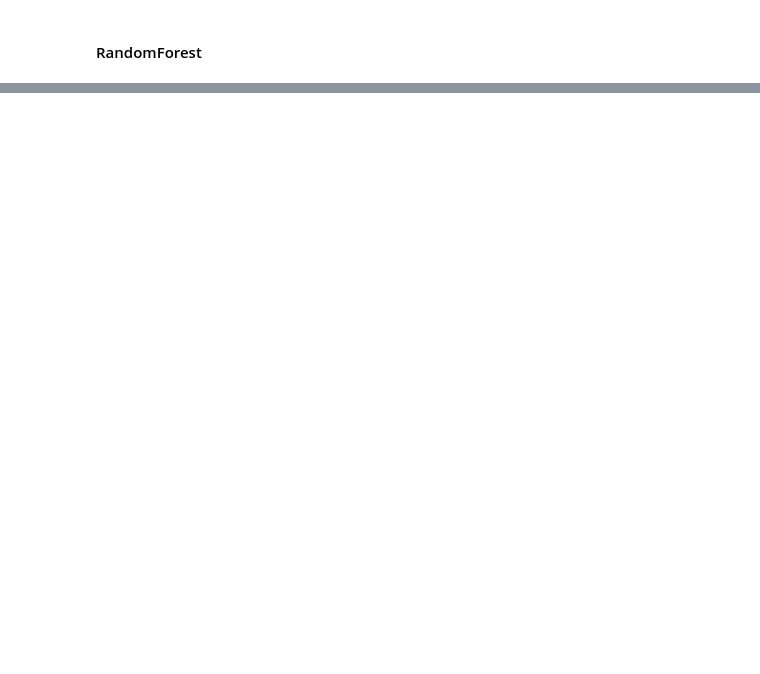
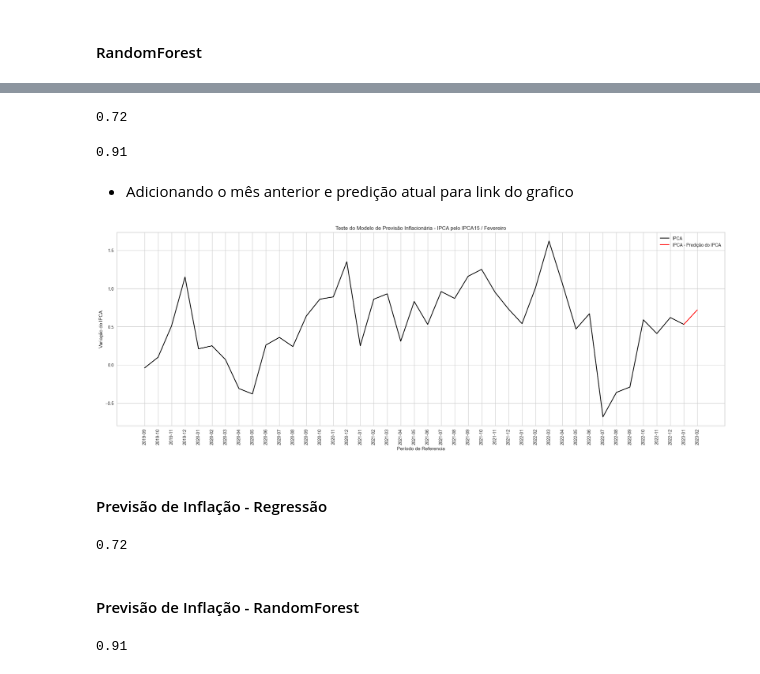
Before and after one commit to msfidelis/machine-learning-field-notes, a Jupyter notebook: python/notebooks/Estatistica/Previsibilidade Padrão Inflacionário por Prévias de Inflação.ipynb, the cells around one changed output, grey strips where cells are left out. Saved outputs shown, nothing was run; the diff lists cells and outputs as text; code cells hidden in the pictures; blank space fills up the shorter version.

Commit message:
ajustes inflação

```diff
--- a/python/notebooks/Estatistica/Previsibilidade Padrão Inflacionário por Prévias de Inflação.ipynb
+++ b/python/notebooks/Estatistica/Previsibilidade Padrão Inflacionário por Prévias de Inflação.ipynb
@@ -476,0 +480,6 @@ array([0.382703])
+# %%
+previsao_ipca = regressor.predict([[0.76]])
+# %%
+float("{:.2f} ".format(previsao_ipca[0][0]))
+# %% [output]
+0.72
@@ -476,0 +488,35 @@ array([0.382703])
+# %%
+float("{:.2f} ".format(previsao_ipca_randomforest[0]))
+# %% [output]
+0.91
+# %%
+y_pred = [Referencia_test.iloc[-1], "2023-02"]
+x_pred = [ipca_test.iloc[-1], float("{:.2f} ".format(previsao_ipca[0][0]))]
+x_pred_randomforest = [ipca_test.iloc[-1], float("{:.2f} ".format(previsao_ipca_randomforest[0]))]
+# %% [markdown]
+* Adicionando o mês anterior e predição atual para link do grafico
+# %%
+plt.figure(figsize=(25, 8))
+plt.plot(Referencia_test, ipca_test, label="IPCA", color='black')
+plt.plot(y_pred, x_pred, label="IPCA - Predição do IPCA", color='red')
+plt.xlabel("Período de Referencia")
+plt.ylabel("Variação do IPCA")
+plt.xticks(rotation = 90)
+
+plt.title("Teste do Modelo de Previsão Inflacionária - IPCA pelo IPCA15 / Fevereiro")
+plt.legend()
+plt.show()
+# %% [output]
+[figure, added]
+# %% [markdown]
+#### Previsão de Inflação - Regressão
+# %%
+float("{:.2f} ".format(previsao_ipca[0][0]))
+# %% [output]
+0.72
+# %% [markdown]
+#### Previsão de Inflação - RandomForest
+# %%
+float("{:.2f} ".format(previsao_ipca_randomforest[0]))
+# %% [output]
+0.91
```
Also changed, not shown: parts of 21 cells of this notebook, 7 other files.
